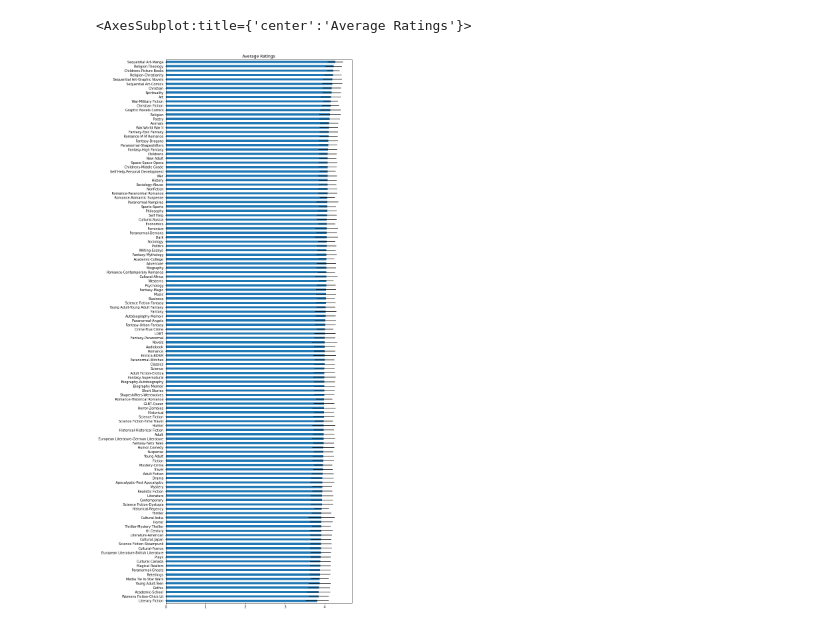
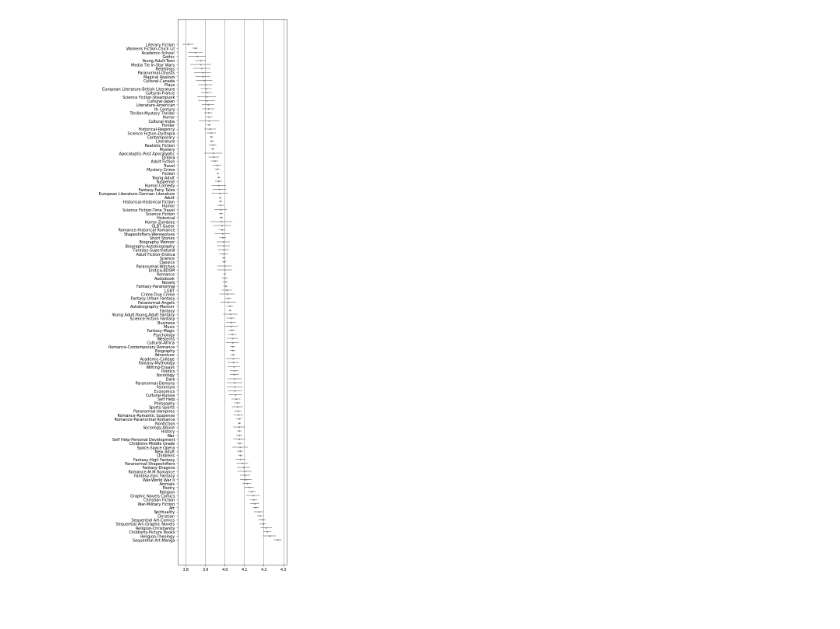
Before and after one commit to sandropaganotti/machine-learning-exercises, a Jupyter notebook: Books, Ratings and Generes.ipynb, the cells around one changed output. Drawn from its saved outputs; the diff is of its cells as text; code cells hidden in the pictures; blank space fills up the shorter version.

```diff
--- a/Books, Ratings and Generes.ipynb
+++ b/Books, Ratings and Generes.ipynb
@@ -32,9 +23,13 @@ genres = genres.loc[genres[0] > min_books_category, :]
 genres['mean'] = genres.index
 genres['std'] = genres.index
 
+genres['pop'] =  genres['mean'].apply(
+    lambda x: filter_by_genre(x, books).shape[0]
+)
 genres['mean'] = genres['mean'].apply(
     lambda x: filter_by_genre(x, books).average_rating.mean()
 )
 genres['std'] = genres['std'].apply(
     lambda x: filter_by_genre(x, books).average_rating.std()
 )
+genres['ci'] = 2.57 * (genres['std']/(genres['pop']**(1/2))) # 2.57 = 99%
@@ -41,8 +52,19 @@ genres['std'] = genres['std'].apply(
 # %%
-genres = genres.sort_values(by='mean')
+genres = genres.sort_values(by='mean', ascending=False).reset_index()
-# %%
-genres.plot(kind = "barh", y = "mean", legend = False,
-            title = "Average Ratings", xerr = "std", figsize=(10,30))
-# %% [output]
-<AxesSubplot:title={'center':'Average Ratings'}>
-[figure, removed]
+# %%
+import numpy as np
+import pandas as pd
+import matplotlib.pyplot as plt
+
+plt.rcParams["figure.figsize"] = [7, 20]
+plt.rcParams["figure.autolayout"] = True
+
+plt.errorbar(genres['mean'], genres.index, xerr=genres['ci'], yerr=0,
+               linestyle='None', c='gray', fmt='.')
+plt.yticks(genres.index, labels=genres['index'])
+plt.axes().xaxis.grid(b=True, which='major', color='#666666', linestyle='-')
+
+
+plt.show()
+# %% [output]
+[figure, added]
```
Also changed, not shown: parts of 2 cells of this notebook.
